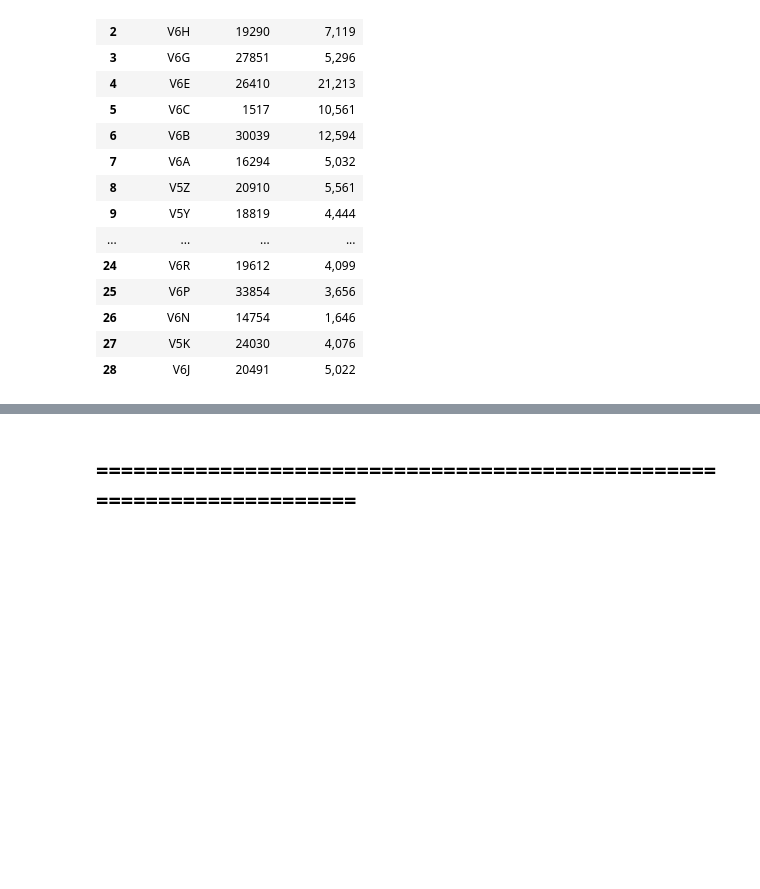
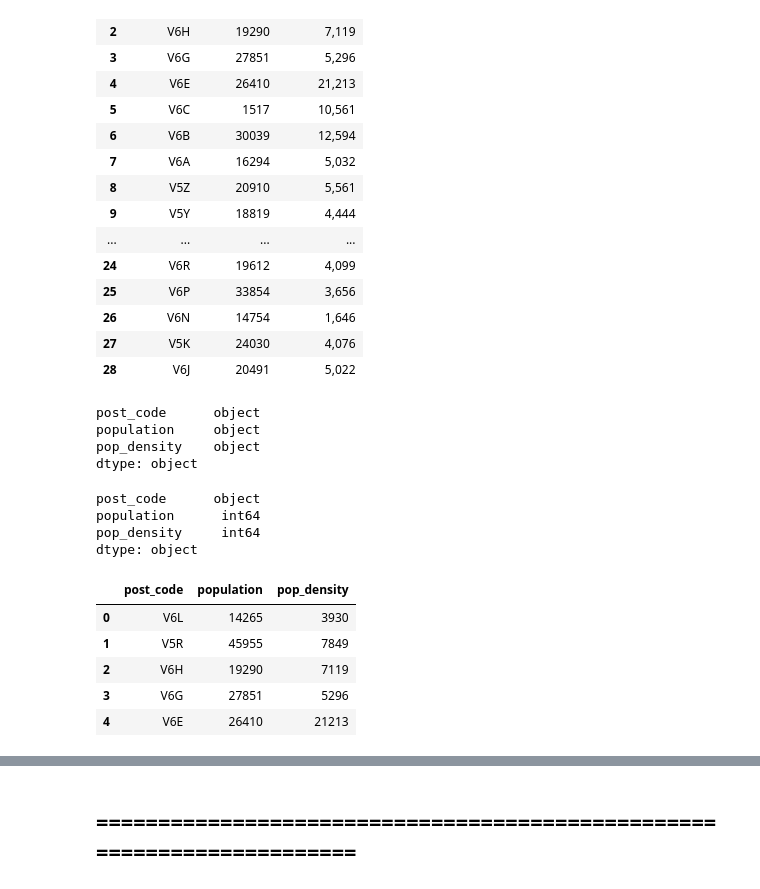
Before and after one commit to dprossi/Capstone_Project_IBM_Data_Science, a Jupyter notebook: Applied_Data_Science_Capstone_Project_Vancouver.ipynb, the cells around one changed output, grey strips where cells are left out. Cells and saved outputs as stored; diff of their text form; code cells hidden in the pictures; blank space fills up the shorter version.

```diff
--- a/Applied_Data_Science_Capstone_Project_Vancouver.ipynb
+++ b/Applied_Data_Science_Capstone_Project_Vancouver.ipynb
@@ -673,3 +674,30 @@ df_pop_and_dense_multi_2
 | 26 | V6N | 14754 | 1,646 |
 | 27 | V5K | 24030 | 4,076 |
 | 28 | V6J | 20491 | 5,022 |
+# %%
+df_pop_and_dense_multi_2.dtypes
+# %% [output]
+post_code      object
+population     object
+pop_density    object
+dtype: object
+# %%
+#strip commas from pop_density column
+df_pop_and_dense_multi_2 = df_pop_and_dense_multi_2.apply(lambda pop_density: pop_density.str.replace(',', ''))
+# cast 'population' and 'pop_density' coulmns as numeric
+df_pop_and_dense_multi_2[['population', 'pop_density']] = df_pop_and_dense_multi_2[['population', 'pop_density']].apply(pd.to_numeric)
+df_pop_and_dense_multi_2.dtypes
+# %% [output]
+post_code      object
+population      int64
+pop_density     int64
+dtype: object
+# %%
+df_pop_and_dense_multi_2.head()
+# %% [output]
+|  | post_code | population | pop_density |
+| 0 | V6L | 14265 | 3930 |
+| 1 | V5R | 45955 | 7849 |
+| 2 | V6H | 19290 | 7119 |
+| 3 | V6G | 27851 | 5296 |
+| 4 | V6E | 26410 | 21213 |
```
Also changed, not shown: parts of 2 cells of this notebook.
